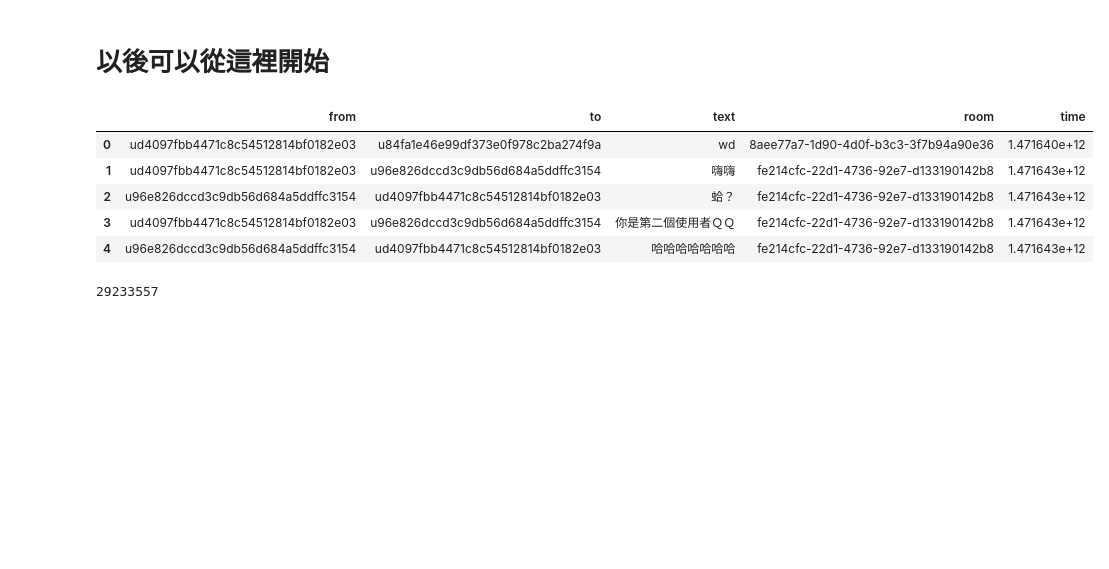
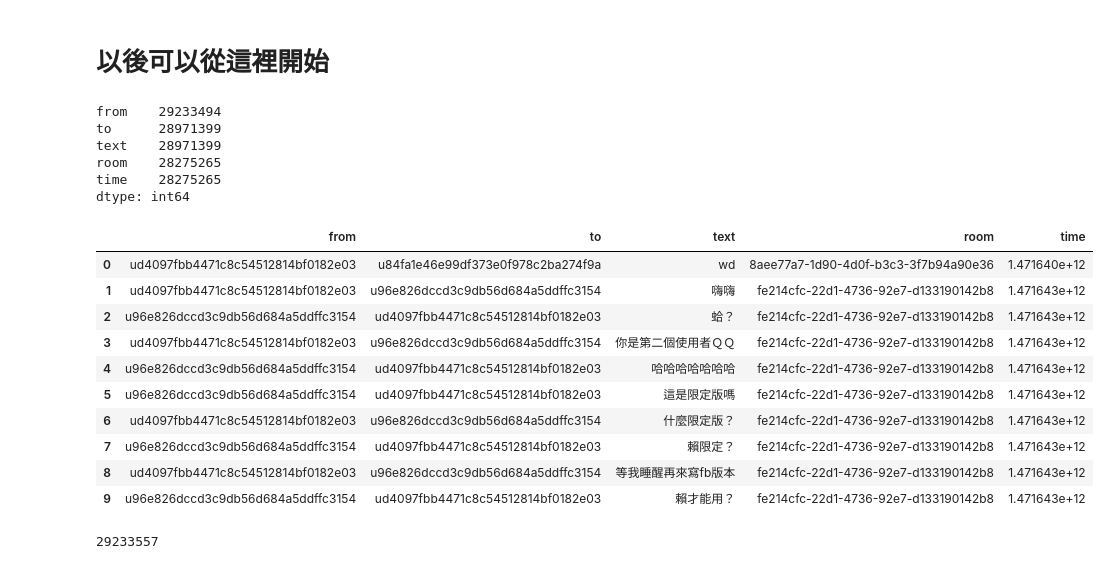
Before and after one commit to tan-i-ham/gp_new, a Jupyter notebook: data_processing.ipynb, the cells around one changed output. Cells and saved outputs as stored; diff of their text form; code cells hidden in the pictures; blank space fills up the shorter version.

```diff
--- a/data_processing.ipynb
+++ b/data_processing.ipynb
@@ -65,16 +65,30 @@ len(df_change)
 # 以後可以從這裡開始
 # %%
 # df_change.to_csv("../data/processed.csv", index= False)
-df_change = pd.read_csv('../data/processed.csv',low_memory=False)
+df_change = pd.read_csv('../data/processed.csv')
+# %%
+df_change.count()
+# %% [output]
+from    29233494
+to      28971399
+text    28971399
+room    28275265
+time    28275265
+dtype: int64
 # %%
-df_change.head()
+df_change.head(10)
 # %% [output]
 |  | from | to | text | room | time |
 | 0 | ud4097fbb4471c8c54512814bf0182e03 | u84fa1e46e99df373e0f978c2ba274f9a | wd | 8aee77a7-1d90-4d0f-b3c3-3f7b94a90e36 | 1.471640e+12 |
 | 1 | ud4097fbb4471c8c54512814bf0182e03 | u96e826dccd3c9db56d684a5ddffc3154 | 嗨嗨 | fe214cfc-22d1-4736-92e7-d133190142b8 | 1.471643e+12 |
 | 2 | u96e826dccd3c9db56d684a5ddffc3154 | ud4097fbb4471c8c54512814bf0182e03 | 蛤？ | fe214cfc-22d1-4736-92e7-d133190142b8 | 1.471643e+12 |
 | 3 | ud4097fbb4471c8c54512814bf0182e03 | u96e826dccd3c9db56d684a5ddffc3154 | 你是第二個使用者ＱＱ | fe214cfc-22d1-4736-92e7-d133190142b8 | 1.471643e+12 |
 | 4 | u96e826dccd3c9db56d684a5ddffc3154 | ud4097fbb4471c8c54512814bf0182e03 | 哈哈哈哈哈哈哈 | fe214cfc-22d1-4736-92e7-d133190142b8 | 1.471643e+12 |
+| 5 | u96e826dccd3c9db56d684a5ddffc3154 | ud4097fbb4471c8c54512814bf0182e03 | 這是限定版嗎 | fe214cfc-22d1-4736-92e7-d133190142b8 | 1.471643e+12 |
+| 6 | ud4097fbb4471c8c54512814bf0182e03 | u96e826dccd3c9db56d684a5ddffc3154 | 什麼限定版？ | fe214cfc-22d1-4736-92e7-d133190142b8 | 1.471643e+12 |
+| 7 | u96e826dccd3c9db56d684a5ddffc3154 | ud4097fbb4471c8c54512814bf0182e03 | 賴限定？ | fe214cfc-22d1-4736-92e7-d133190142b8 | 1.471643e+12 |
+| 8 | ud4097fbb4471c8c54512814bf0182e03 | u96e826dccd3c9db56d684a5ddffc3154 | 等我睡醒再來寫fb版本 | fe214cfc-22d1-4736-92e7-d133190142b8 | 1.471643e+12 |
+| 9 | u96e826dccd3c9db56d684a5ddffc3154 | ud4097fbb4471c8c54512814bf0182e03 | 賴才能用？ | fe214cfc-22d1-4736-92e7-d133190142b8 | 1.471643e+12 |
 # %%
 len(df_change)
 # %% [output]
```
Also changed, not shown: 5 other files.
